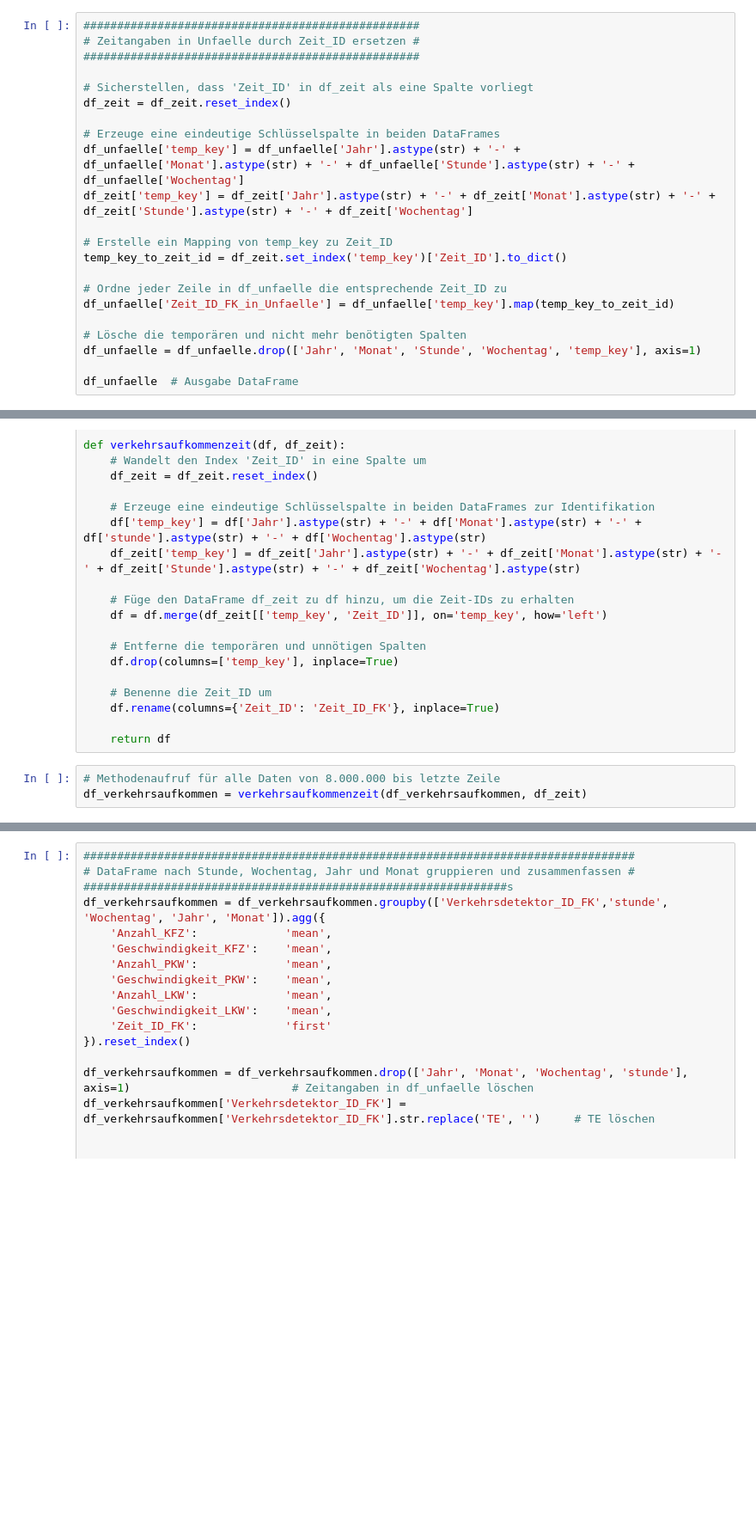
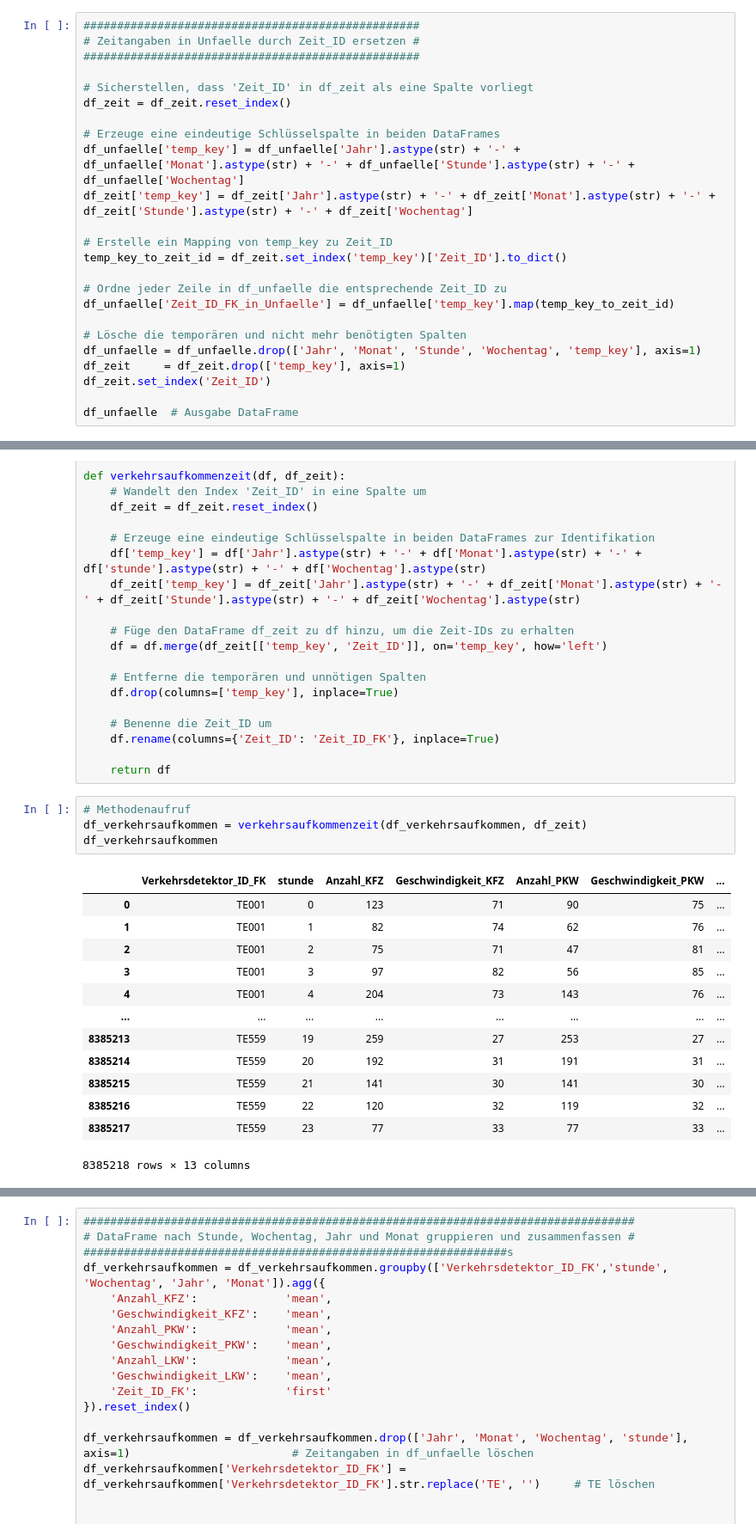
Before and after one commit to ooxiel/BIA_Unfaelle_Berlin, a Jupyter notebook: ETL.ipynb, the cells around one changed output, grey strips where cells are left out. Shown: that part at 86% size. Saved outputs shown, nothing was run; the diff lists cells and outputs as text; blank space fills up the shorter version.

Commit message:
df_zeit column change

```diff
--- a/ETL.ipynb
+++ b/ETL.ipynb
@@ -531,6 +531,8 @@ df_unfaelle['Zeit_ID_FK_in_Unfaelle'] = df_unfaelle['temp_key'].map(temp_key_to_
 
 # Lösche die temporären und nicht mehr benötigten Spalten
 df_unfaelle = df_unfaelle.drop(['Jahr', 'Monat', 'Stunde', 'Wochentag', 'temp_key'], axis=1)
+df_zeit     = df_zeit.drop(['temp_key'], axis=1)
+df_zeit.set_index('Zeit_ID')
 
 df_unfaelle  # Ausgabe DataFrame
 # %% [output]
@@ -2071,5 +2075,20 @@ def verkehrsaufkommenzeit(df, df_zeit):
 
     return df
 # %%
-# Methodenaufruf für alle Daten von 8.000.000 bis letzte Zeile
+# Methodenaufruf
 df_verkehrsaufkommen = verkehrsaufkommenzeit(df_verkehrsaufkommen, df_zeit)
+df_verkehrsaufkommen
+# %% [output]
+|  | Verkehrsdetektor_ID_FK | stunde | Anzahl_KFZ | Geschwindigkeit_KFZ | Anzahl_PKW | Geschwindigkeit_PKW | ... |
+| 0 | TE001 | 0 | 123 | 71 | 90 | 75 | ... |
+| 1 | TE001 | 1 | 82 | 74 | 62 | 76 | ... |
+| 2 | TE001 | 2 | 75 | 71 | 47 | 81 | ... |
+| 3 | TE001 | 3 | 97 | 82 | 56 | 85 | ... |
+| 4 | TE001 | 4 | 204 | 73 | 143 | 76 | ... |
+| ... | ... | ... | ... | ... | ... | ... | ... |
+| 8385213 | TE559 | 19 | 259 | 27 | 253 | 27 | ... |
+| 8385214 | TE559 | 20 | 192 | 31 | 191 | 31 | ... |
+| 8385215 | TE559 | 21 | 141 | 30 | 141 | 30 | ... |
+| 8385216 | TE559 | 22 | 120 | 32 | 119 | 32 | ... |
+| 8385217 | TE559 | 23 | 77 | 33 | 77 | 33 | ... |
+8385218 rows × 13 columns
```
Also changed, not shown: parts of 6 cells of this notebook, 3 other files.
